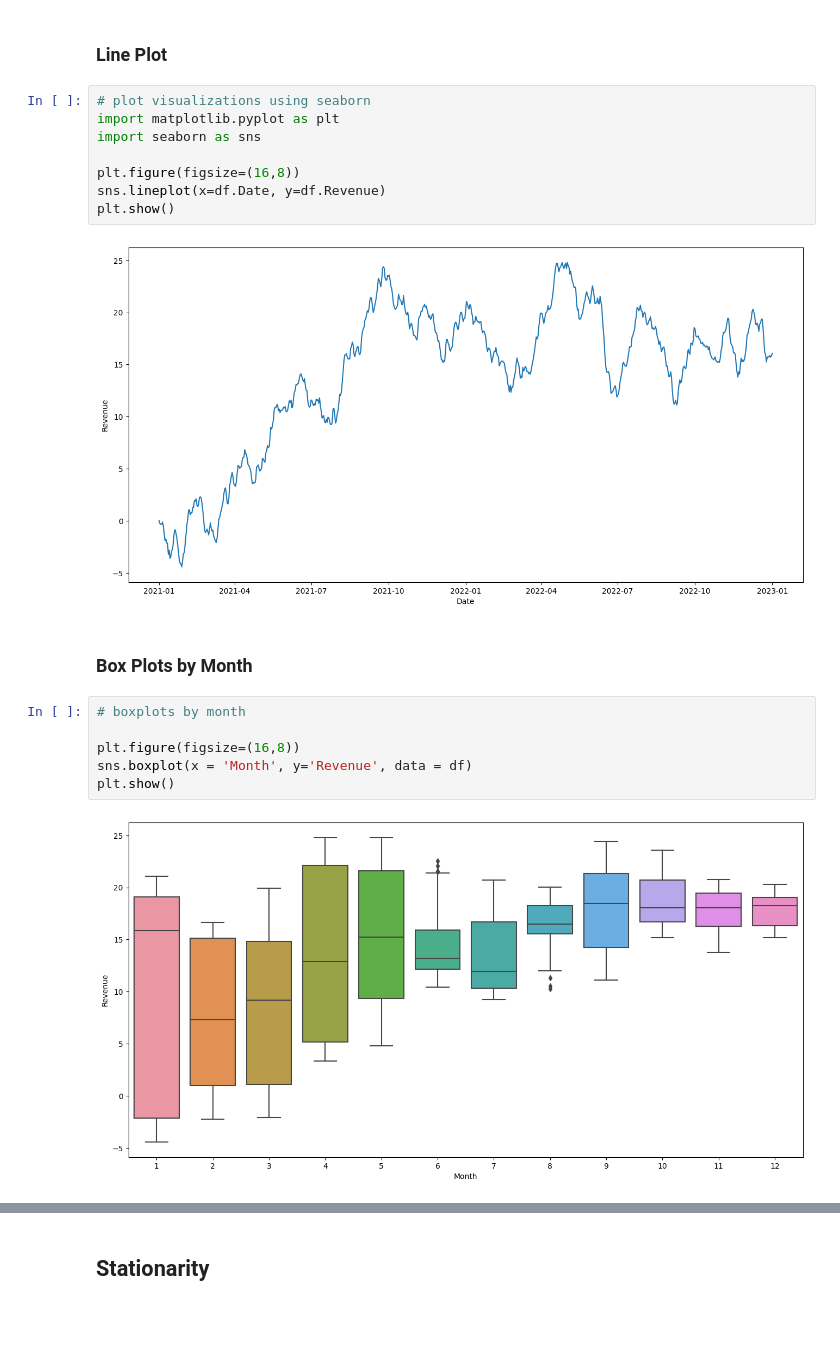
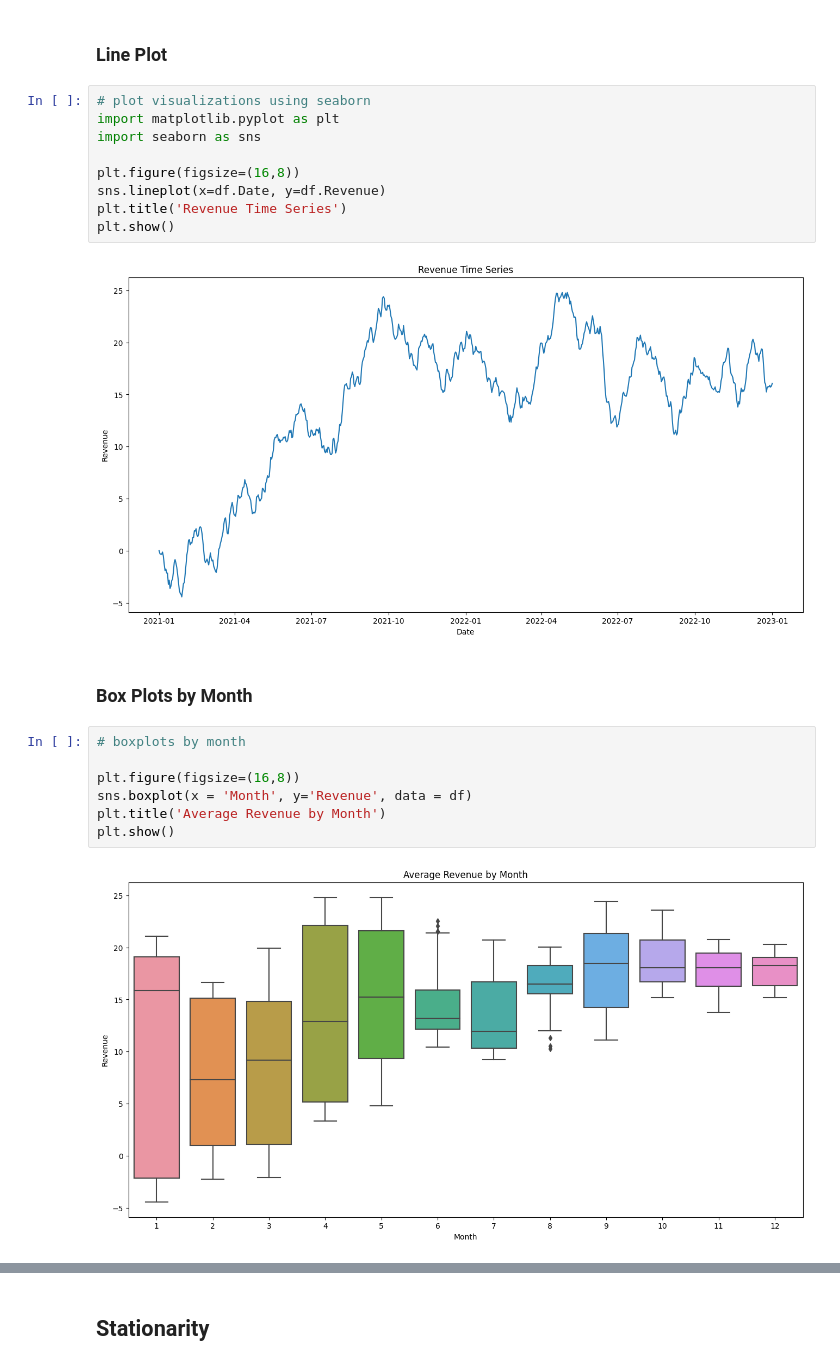
Before and after one commit to sjo1403/advanced-data-analytics, a Jupyter notebook: D213 Task 1.ipynb, the cells around one changed output, grey strips where cells are left out. Drawn from its saved outputs; the diff is of its cells as text; blank space fills up the shorter version.

```diff
--- a/D213 Task 1.ipynb
+++ b/D213 Task 1.ipynb
@@ -82,19 +82,21 @@ import seaborn as sns
 
 plt.figure(figsize=(16,8))
 sns.lineplot(x=df.Date, y=df.Revenue)
+plt.title('Revenue Time Series')
 plt.show()
 # %% [output]
-[figure, old version]
+[figure, new version]
 # %% [markdown]
 ### Box Plots by Month
 # %%
 # boxplots by month
 
 plt.figure(figsize=(16,8))
 sns.boxplot(x = 'Month', y='Revenue', data = df)
+plt.title('Average Revenue by Month')
 plt.show()
 # %% [output]
-[figure, old version]
+[figure, new version]
 # %% [markdown]
 ### Step Formatting
 
```
Also changed, not shown: parts of 14 cells of this notebook.
